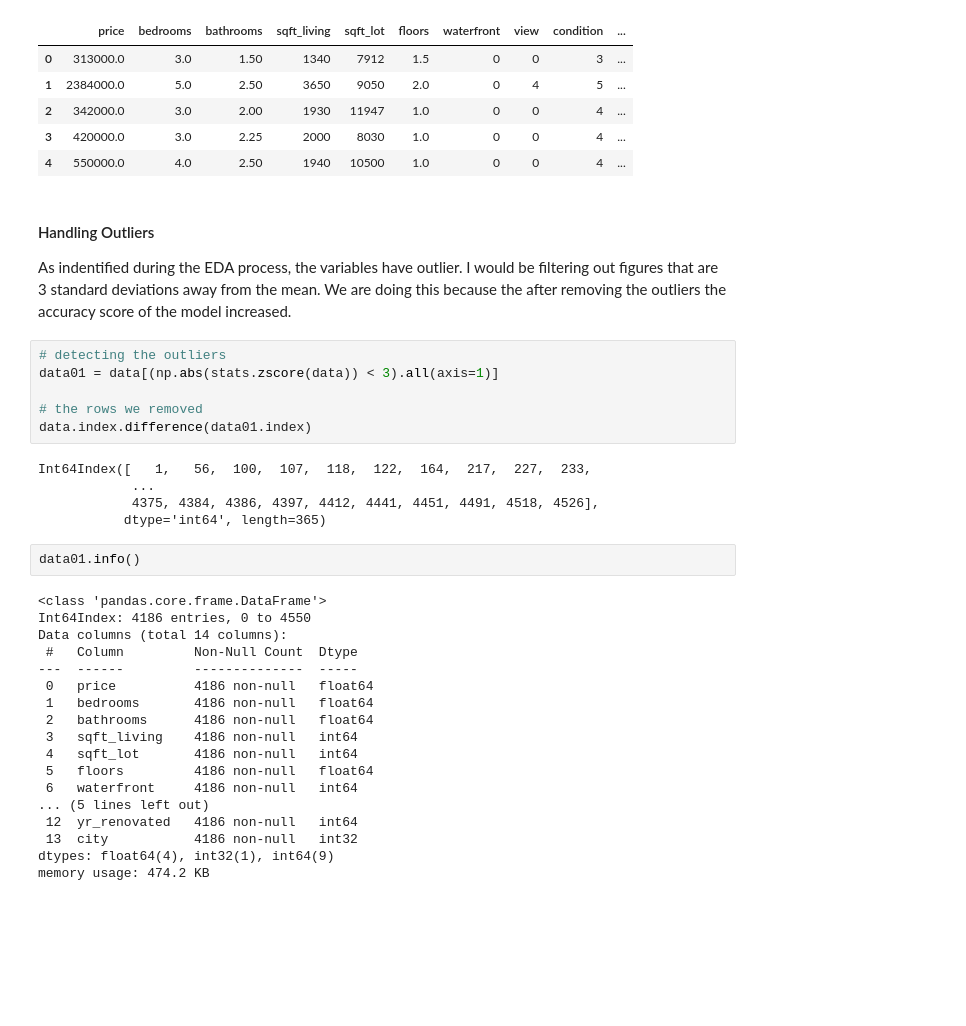
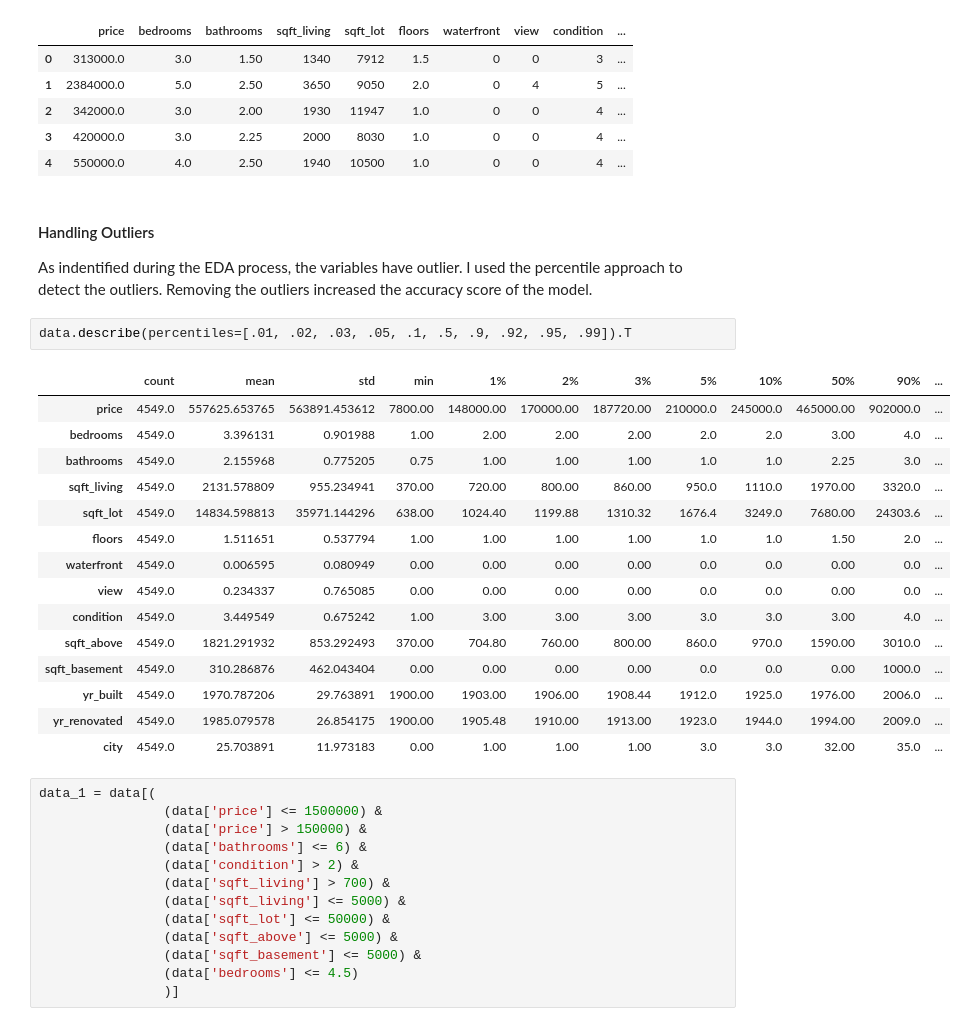
Before and after one commit to HamoyeHQ/stage-f-14-house-pricing, a Jupyter notebook: model/modelling.ipynb, the cells around one changed output. Cells and saved outputs as stored; diff of their text form; blank space fills up the shorter version.

```diff
--- a/model/modelling.ipynb
+++ b/model/modelling.ipynb
@@ -82,35 +103,35 @@ data.head(5)
 # %% [markdown]
 #### Handling Outliers
 
-As indentified during the EDA process, the variables have outlier. I would be filtering out figures that are 3 standard deviations away from the mean. We are doing this because the after removing the outliers the accuracy score of the model increased.
+As indentified during the EDA process, the variables have outlier. I used the percentile approach to detect the outliers. Removing the outliers increased the accuracy score of the model.
-# %%
-# detecting the outliers
-data01 = data[(np.abs(stats.zscore(data)) < 3).all(axis=1)]
-
-# the rows we removed
-data.index.difference(data01.index)
-# %% [output]
-Int64Index([   1,   56,  100,  107,  118,  122,  164,  217,  227,  233,
-            ...
-            4375, 4384, 4386, 4397, 4412, 4441, 4451, 4491, 4518, 4526],
-           dtype='int64', length=365)
-# %%
-data01.info()
-# %% [output]
-<class 'pandas.core.frame.DataFrame'>
-Int64Index: 4186 entries, 0 to 4550
-Data columns (total 14 columns):
- #   Column         Non-Null Count  Dtype
----  ------         --------------  -----
- 0   price          4186 non-null   float64
- 1   bedrooms       4186 non-null   float64
- 2   bathrooms      4186 non-null   float64
- 3   sqft_living    4186 non-null   int64
- 4   sqft_lot       4186 non-null   int64
- 5   floors         4186 non-null   float64
- 6   waterfront     4186 non-null   int64
-... (5 lines left out)
- 12  yr_renovated   4186 non-null   int64
- 13  city           4186 non-null   int32
-dtypes: float64(4), int32(1), int64(9)
-memory usage: 474.2 KB
+# %%
+data.describe(percentiles=[.01, .02, .03, .05, .1, .5, .9, .92, .95, .99]).T
+# %% [output]
+|  | count | mean | std | min | 1% | 2% | 3% | 5% | 10% | 50% | 90% | ... |
+| price | 4549.0 | 557625.653765 | 563891.453612 | 7800.00 | 148000.00 | 170000.00 | 187720.00 | 210000.0 | 245000.0 | 465000.00 | 902000.0 | ... |
+| bedrooms | 4549.0 | 3.396131 | 0.901988 | 1.00 | 2.00 | 2.00 | 2.00 | 2.0 | 2.0 | 3.00 | 4.0 | ... |
+| bathrooms | 4549.0 | 2.155968 | 0.775205 | 0.75 | 1.00 | 1.00 | 1.00 | 1.0 | 1.0 | 2.25 | 3.0 | ... |
+| sqft_living | 4549.0 | 2131.578809 | 955.234941 | 370.00 | 720.00 | 800.00 | 860.00 | 950.0 | 1110.0 | 1970.00 | 3320.0 | ... |
+| sqft_lot | 4549.0 | 14834.598813 | 35971.144296 | 638.00 | 1024.40 | 1199.88 | 1310.32 | 1676.4 | 3249.0 | 7680.00 | 24303.6 | ... |
+| floors | 4549.0 | 1.511651 | 0.537794 | 1.00 | 1.00 | 1.00 | 1.00 | 1.0 | 1.0 | 1.50 | 2.0 | ... |
+| waterfront | 4549.0 | 0.006595 | 0.080949 | 0.00 | 0.00 | 0.00 | 0.00 | 0.0 | 0.0 | 0.00 | 0.0 | ... |
+| view | 4549.0 | 0.234337 | 0.765085 | 0.00 | 0.00 | 0.00 | 0.00 | 0.0 | 0.0 | 0.00 | 0.0 | ... |
+| condition | 4549.0 | 3.449549 | 0.675242 | 1.00 | 3.00 | 3.00 | 3.00 | 3.0 | 3.0 | 3.00 | 4.0 | ... |
+| sqft_above | 4549.0 | 1821.291932 | 853.292493 | 370.00 | 704.80 | 760.00 | 800.00 | 860.0 | 970.0 | 1590.00 | 3010.0 | ... |
+| sqft_basement | 4549.0 | 310.286876 | 462.043404 | 0.00 | 0.00 | 0.00 | 0.00 | 0.0 | 0.0 | 0.00 | 1000.0 | ... |
+| yr_built | 4549.0 | 1970.787206 | 29.763891 | 1900.00 | 1903.00 | 1906.00 | 1908.44 | 1912.0 | 1925.0 | 1976.00 | 2006.0 | ... |
+| yr_renovated | 4549.0 | 1985.079578 | 26.854175 | 1900.00 | 1905.48 | 1910.00 | 1913.00 | 1923.0 | 1944.0 | 1994.00 | 2009.0 | ... |
+| city | 4549.0 | 25.703891 | 11.973183 | 0.00 | 1.00 | 1.00 | 1.00 | 3.0 | 3.0 | 32.00 | 35.0 | ... |
+# %%
+data_1 = data[(
+                (data['price'] <= 1500000) &
+                (data['price'] > 150000) &
+                (data['bathrooms'] <= 6) &
+                (data['condition'] > 2) &
+                (data['sqft_living'] > 700) &
+                (data['sqft_living'] <= 5000) &
+                (data['sqft_lot'] <= 50000) &
+                (data['sqft_above'] <= 5000) &
+                (data['sqft_basement'] <= 5000) &
+                (data['bedrooms'] <= 4.5)
+                )]
```
Also changed, not shown: parts of 27 cells of this notebook.
